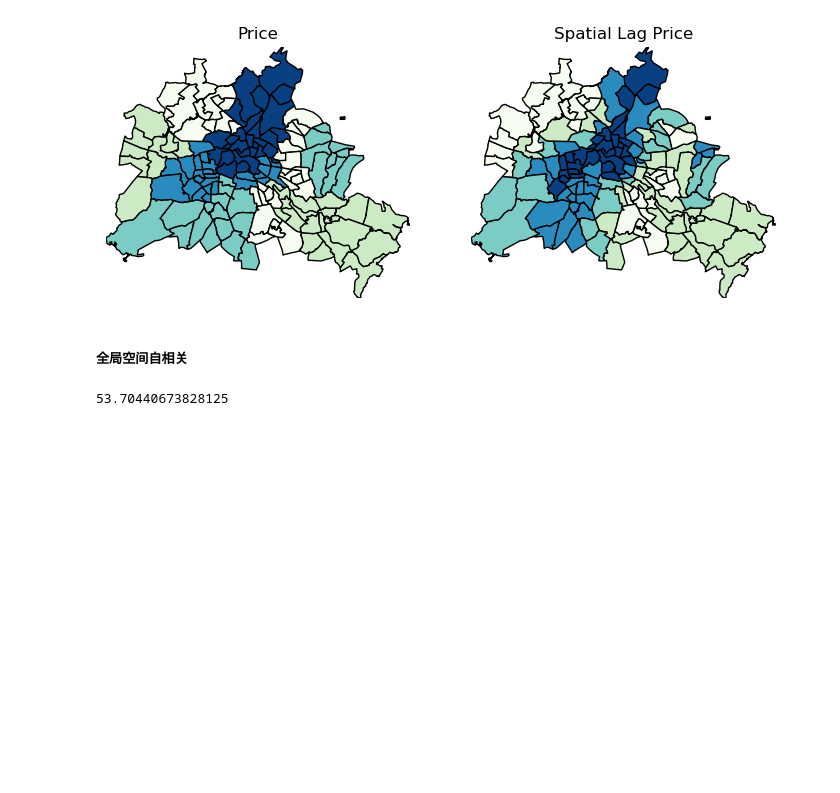
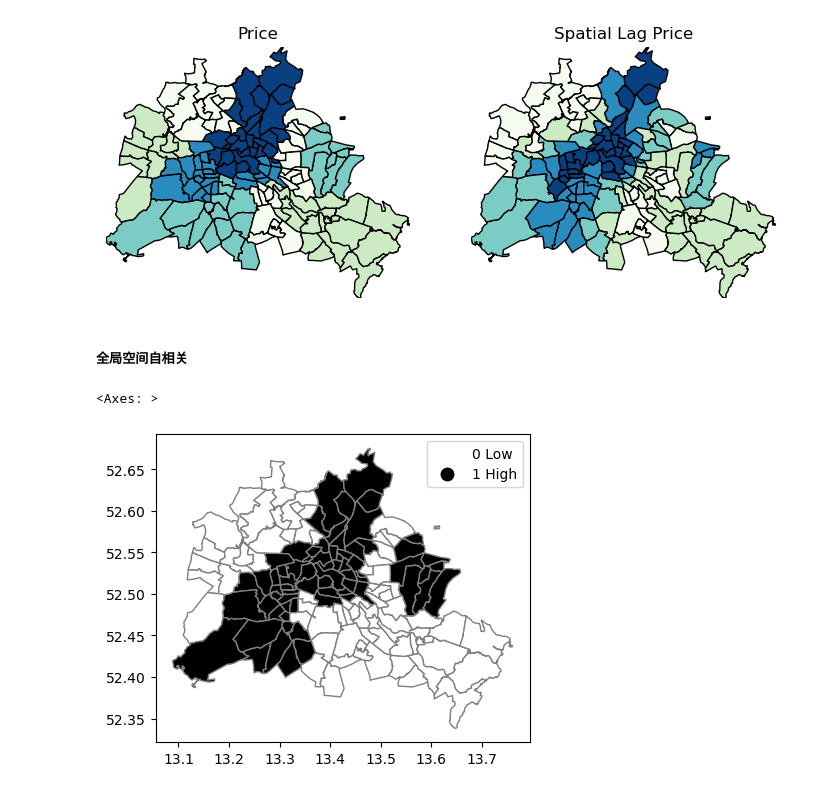
Before and after one commit to guanxinbusuan/GeoProject, a Jupyter notebook: PysalProject/2.ipynb, the cells around one changed output. Cells and saved outputs as stored; diff of their text form; code cells hidden in the pictures; blank space fills up the shorter version.

```diff
--- a/PysalProject/2.ipynb
+++ b/PysalProject/2.ipynb
@@ -116,7 +99,17 @@ plt.show()
 [figure]
 # %% [markdown]
 ##### 全局空间自相关
-# %%
-y.median()
-# %% [output]
-53.70440673828125
+# %%
+#查看房价均值，并进行二元分类得到yb属性
+y.median()
+yb = y > y.median()
+labels = ["0 Low", "1 High"]
+yb = [labels[i] for i in 1*yb]
+df['yb'] = yb
+# %%
+#用yb的二元分类简单绘制可视化图
+fig, ax = plt.subplots(figsize=(6,4), subplot_kw={'aspect':'equal'})
+df.plot(column='yb', cmap='binary', edgecolor='grey', legend=True, ax=ax)
+# %% [output]
+<Axes: >
+[figure, added]
```
Also changed, not shown: parts of 36 cells of this notebook.
